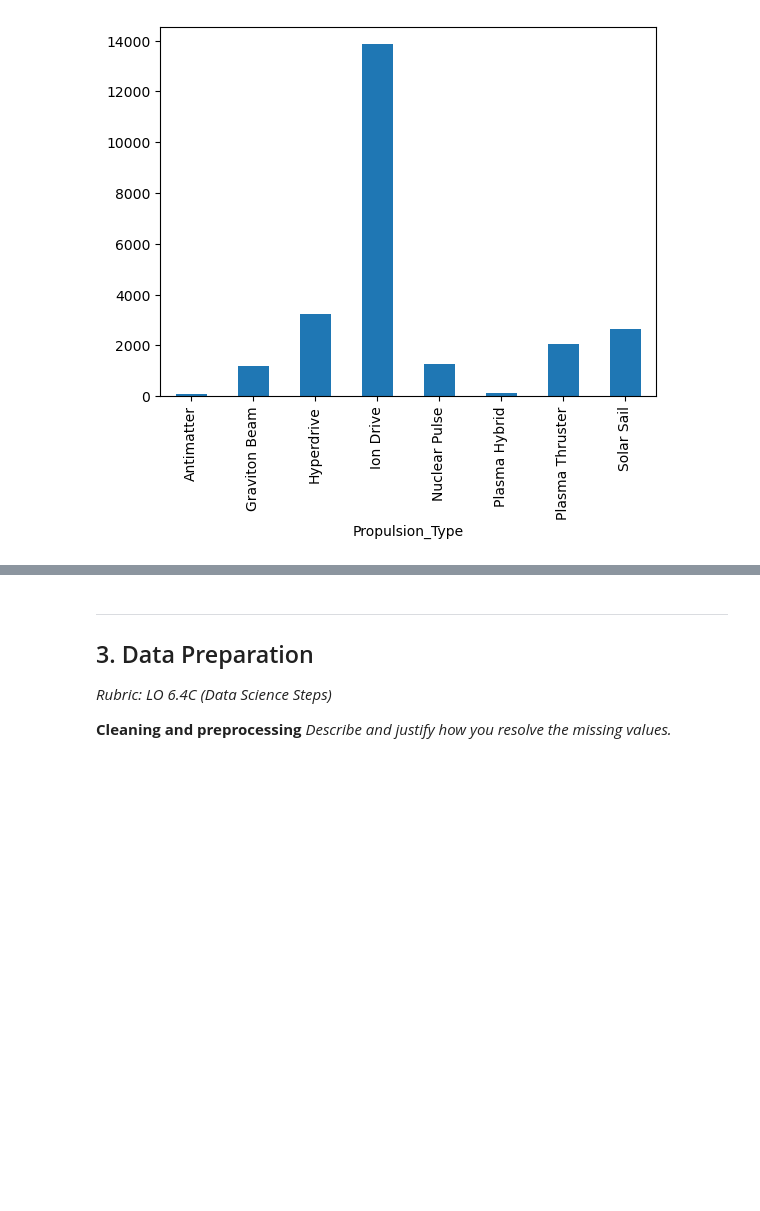
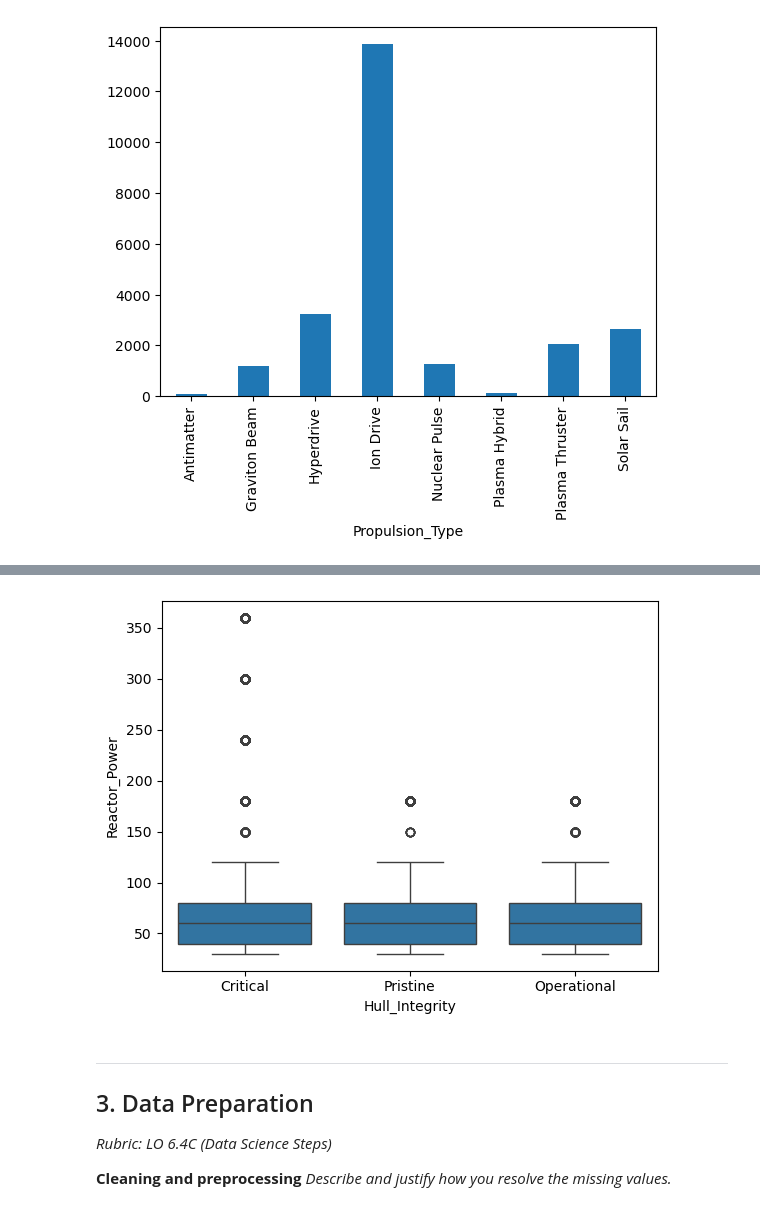
Before and after one commit to Jamie1111/DDD-Databazen-, a Jupyter notebook: assignment_template_it2.ipynb, the cells around one changed output, grey strips where cells are left out. Cells and saved outputs as stored; diff of their text form; code cells hidden in the pictures; blank space fills up the shorter version.

Commit message:
data understanding ver af

```diff
--- a/assignment_template_it2.ipynb
+++ b/assignment_template_it2.ipynb
@@ -209,3 +197,9 @@ plt.show()
+# %%
+sns.boxplot(x='Hull_Integrity', y='Reactor_Power', data=df)
+
+plt.show()
+# %% [output]
+[figure, added]
 # %% [markdown]
 ---
 
```
Also changed, not shown: parts of 12 cells of this notebook.
